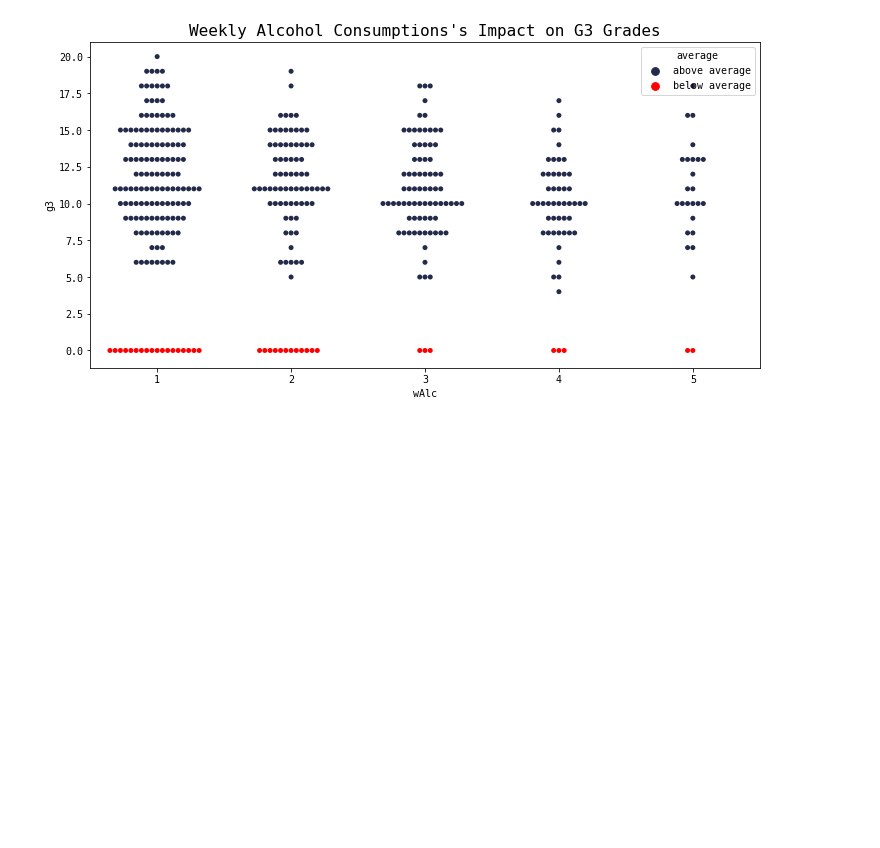
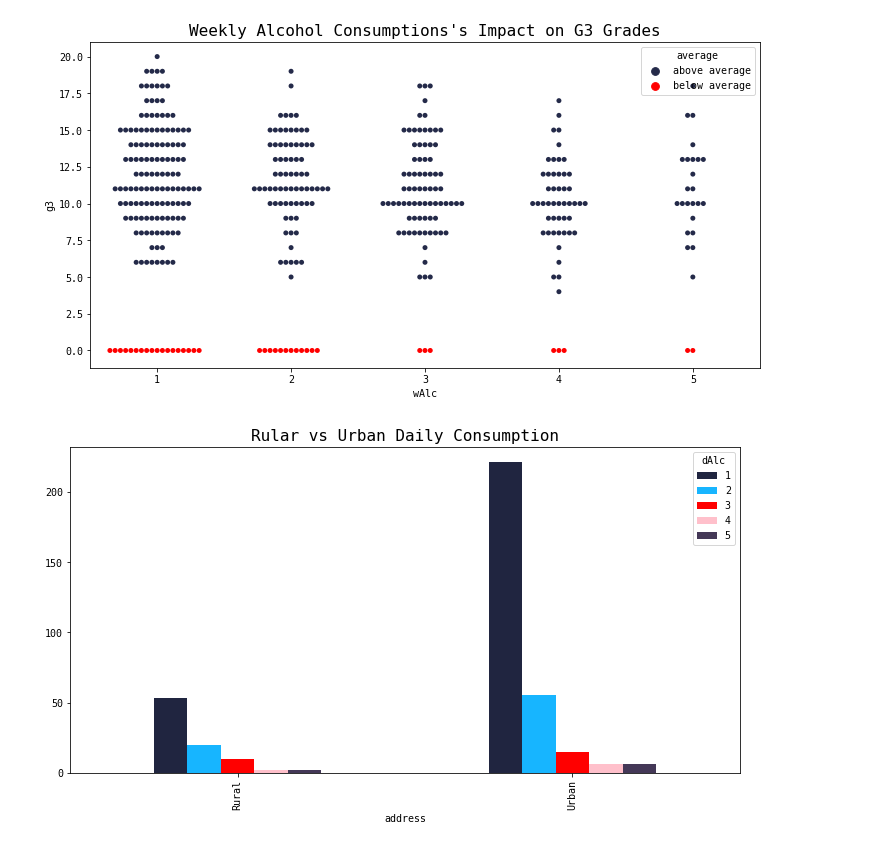
Before and after one commit to qu4ku/datasets-analysis, a Jupyter notebook: 007-student-alcohol-consumption.ipynb, the cells around one changed output. Saved outputs shown, nothing was run; the diff lists cells and outputs as text; code cells hidden in the pictures; blank space fills up the shorter version.

```diff
--- a/007-student-alcohol-consumption.ipynb
+++ b/007-student-alcohol-consumption.ipynb
@@ -495,3 +495,9 @@ sns.swarmplot(x='wAlc', y='g3', hue='average', data=df, palette={'above average'
 plt.title("Weekly Alcohol Consumptions's Impact on G3 Grades");
 # %% [output]
 [figure]
+# %%
+pd.crosstab(df.address, df.dAlc).plot(kind='bar', color=colors);
+plt.xticks([0, 1], ['Rural', 'Urban'])
+plt.title('Rular vs Urban Daily Consumption');
+# %% [output]
+[figure, added]
```
Also changed, not shown: parts of 1 cell of this notebook.
